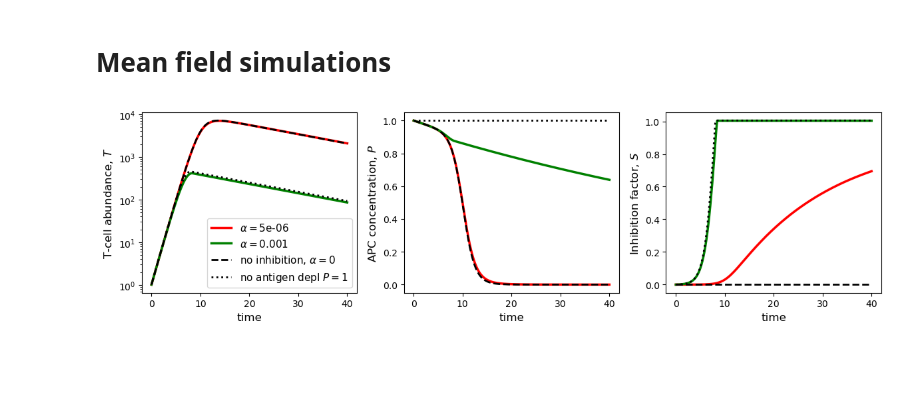
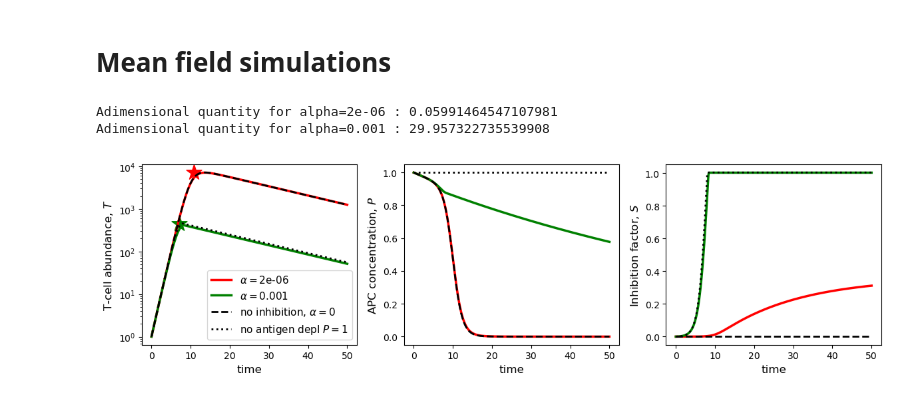
Before and after one commit to statbiophys/TT-inhibition, a Jupyter notebook: mean_field.ipynb, the cells around one changed output. Saved outputs shown, nothing was run; the diff lists cells and outputs as text; code cells hidden in the pictures; blank space fills up the shorter version.

```diff
--- a/mean_field.ipynb
+++ b/mean_field.ipynb
@@ -45,10 +45,10 @@ init_vars = [1.0, pars.P0, 0.0]
 dot_eqs = [mean_field_T_dot, mean_field_P_dot, mean_field_S_dot]
 
 # Integration paraemters
-t_steps, dt, traj_steps = 2000, 0.02, 10
+t_steps, dt, traj_steps = 5000, 0.01, 10
 # %%
 # Integrating for the default parameters and specific values of alpha
-alphas = [5e-6, 1e-3]
+alphas = [2e-6, 1e-3]
 T_trajs_alpha, P_trajs_alpha, S_trajs_alpha = [], [], []
 for a in alphas:
     pars.alpha = a
@@ -73,6 +73,17 @@ trajs = np.array(ut.nsolve(init_vars, dot_eqs, pars_no_depl, t_steps, dt, traj_s
 T_trajs_no_depl = trajs[:,0]
 P_trajs_no_depl = trajs[:,1]
 S_trajs_no_depl = trajs[:,2]
+# %%
+# The two values of alpha are chosen to be in the two different regimes
+# The adimensional quantity will be much smaller/larger than 1
+
+pars.alpha = alphas[0]
+print(r'Adimensional quantity for alpha={} : {}'.format(pars.alpha, adim_var(pars)))
+pars.alpha = alphas[1]
+print('Adimensional quantity for alpha={} : {}'.format(pars.alpha, adim_var(pars)))
+# %% [output]
+Adimensional quantity for alpha=2e-06 : 0.05991464547107981
+Adimensional quantity for alpha=0.001 : 29.957322735539908
 # %%
 times = np.linspace(0, t_steps * dt, len(T_trajs_no_depl))
 colors = ['r', 'g']
@@ -83,31 +94,36 @@ for ax in (ax1, ax2, ax3):
     ax.set_xlabel('time', fontsize=12)
 
 ax1.set_ylabel('T-cell abundance, $T$', fontsize=12)
 ax1.set_yscale('log')
 for i, Ts in enumerate(T_trajs_alpha):
     ax1.plot(times, Ts, color=colors[i], lw=2.5, label=r'$\alpha=$%.g'%alphas[i])
 ax1.plot(times, T_trajs_no_inhib, color='k', lw=2, ls='--', label=r'no inhibition, $\alpha=0$')
 ax1.plot(times, T_trajs_no_depl, color='k', lw=2, ls=':', label=r'no antigen depl $P=1$')
 ax1.legend(fontsize=11)
+
+pars.alpha = 0
+ax1.scatter([t_star_MHC_approx(pars)], [np.max(T_trajs_no_inhib)], s=300, c='r', marker='*')
+ax1.scatter([t_star_S_approx(pars_no_depl)], [np.max(T_trajs_no_depl)], s=300, c='g', marker='*')
+
 
 ax2.set_ylabel('APC concentration, $P$', fontsize=12)
 for i, Ps in enumerate(P_trajs_alpha):
     ax2.plot(times, Ps, color=colors[i], lw=2.5)
 ax2.plot(times, P_trajs_no_inhib, color='k', lw=2, ls='--')
 ax2.plot(times, P_trajs_no_depl, color='k', lw=2, ls=':')
 
 ax3.set_ylabel('Inhibition factor, $S$', fontsize=12)
 for i, Ss in enumerate(S_trajs_alpha):
     ax3.plot(times, Ss, color=colors[i], lw=2.5)
 ax3.plot(times, S_trajs_no_inhib, color='k', lw=2, ls='--')
 ax3.plot(times, S_trajs_no_depl, color='k', lw=2, ls=':')
 
 plt.tight_layout()
 
 name = 'mean_field_dyn'
 plt.savefig('plots/'+name+'.svg', dpi=200, facecolor='w')
 
 pars.alpha = None # Alpha changes every time and is shwon in the plot legend
 pars.print_on_file('plots/'+name+'_pars.tsv')
 # %% [output]
-[figure, old version]
+[figure, new version]
```
Also changed, not shown: parts of 1 cell of this notebook, 2 other files.
